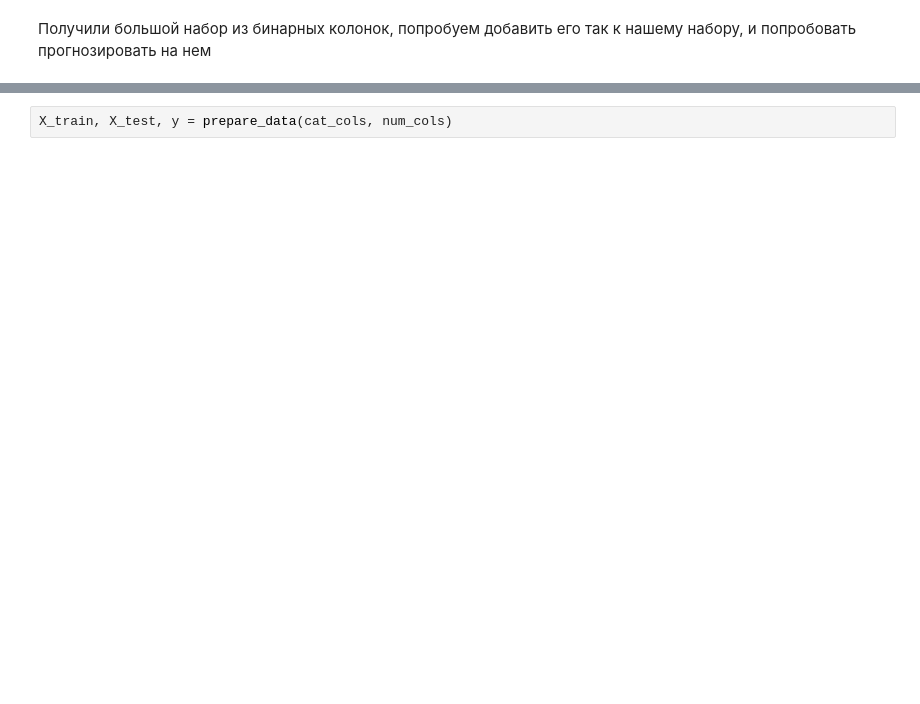
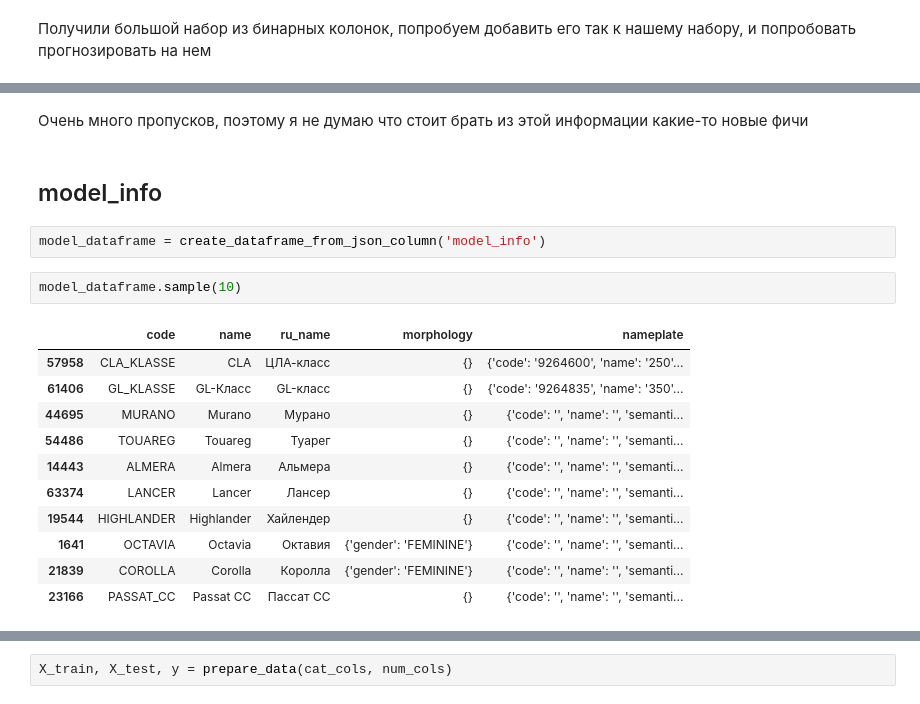
Before and after one commit to rzabolotin/skillfactory_DS, a Jupyter notebook: module_6_car_price_prediction/4.feature_enginering.ipynb, the cells around one changed output, grey strips where cells are left out. Saved outputs shown, nothing was run; the diff lists cells and outputs as text; blank space fills up the shorter version.

```diff
--- a/module_6_car_price_prediction/4.feature_enginering.ipynb
+++ b/module_6_car_price_prediction/4.feature_enginering.ipynb
@@ -947,0 +1231,20 @@ num_cols = ['productionDate', 'numberOfDoors',
+# %% [markdown]
+Очень много пропусков, поэтому я не думаю что стоит брать из этой информации какие-то новые фичи
+# %% [markdown]
+## model_info
+# %%
+model_dataframe = create_dataframe_from_json_column('model_info')
+# %%
+model_dataframe.sample(10)
+# %% [output]
+|  | code | name | ru_name | morphology | nameplate |
+| 57958 | CLA_KLASSE | CLA | ЦЛА-класс | {} | {'code': '9264600', 'name': '250'... |
+| 61406 | GL_KLASSE | GL-Класс | GL-класс | {} | {'code': '9264835', 'name': '350'... |
+| 44695 | MURANO | Murano | Мурано | {} | {'code': '', 'name': '', 'semanti... |
+| 54486 | TOUAREG | Touareg | Туарег | {} | {'code': '', 'name': '', 'semanti... |
+| 14443 | ALMERA | Almera | Альмера | {} | {'code': '', 'name': '', 'semanti... |
+| 63374 | LANCER | Lancer | Лансер | {} | {'code': '', 'name': '', 'semanti... |
+| 19544 | HIGHLANDER | Highlander | Хайлендер | {} | {'code': '', 'name': '', 'semanti... |
+| 1641 | OCTAVIA | Octavia | Октавия | {'gender': 'FEMININE'} | {'code': '', 'name': '', 'semanti... |
+| 21839 | COROLLA | Corolla | Королла | {'gender': 'FEMININE'} | {'code': '', 'name': '', 'semanti... |
+| 23166 | PASSAT_CC | Passat CC | Пассат СС | {} | {'code': '', 'name': '', 'semanti... |
```
Also changed, not shown: parts of 256 cells of this notebook, 2 other files.
